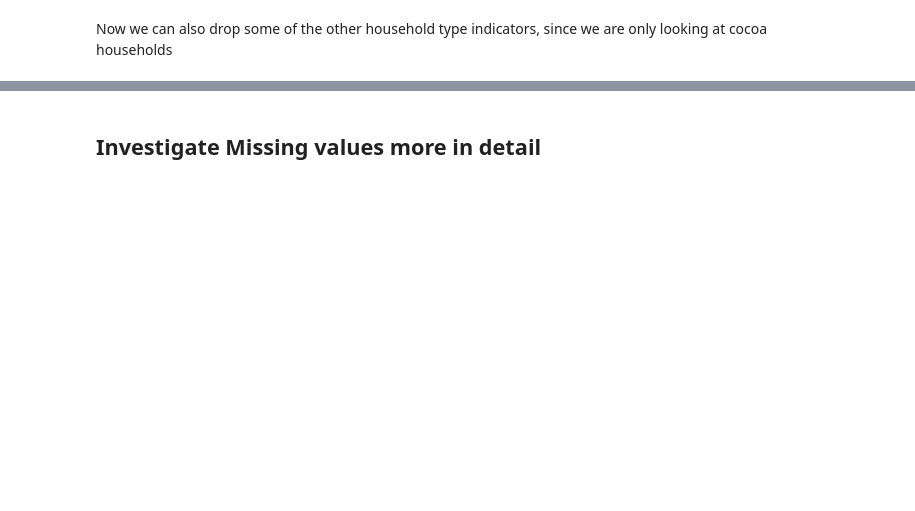
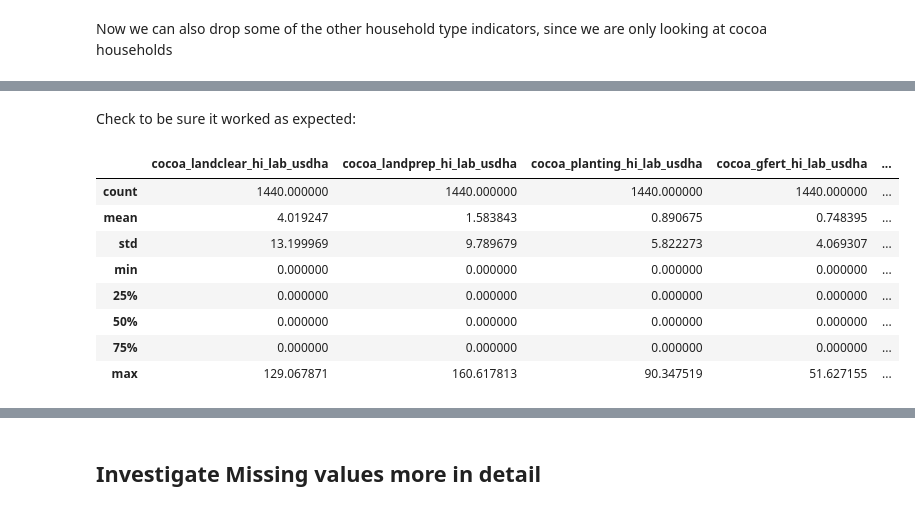
Before and after one commit to mtyszler/LivingIncomeModel, a Jupyter notebook: LivingIncomeAnalysis.ipynb, the cells around one changed output, grey strips where cells are left out. Drawn from its saved outputs; the diff is of its cells as text; code cells hidden in the pictures; blank space fills up the shorter version.

```diff
--- a/LivingIncomeAnalysis.ipynb
+++ b/LivingIncomeAnalysis.ipynb
@@ -365,0 +506,48 @@ Shape of data set: (1455, 823)
+# %%
+def fill_na_by_group(df, feature, group_feature, strategy = 'median'):
+    '''
+    fills missing values in given feature with the group median (default) or mean value
+
+
+    INPUT:
+        df: panda DataFrame
+        feature: colname to be filled
+        group_feature: feature identifying the different groups
+
+    OUTPUT:
+        df: modified DataFrame
+    '''
+    # apply a split-transform action:
+    if strategy == 'median':
+        df[feature] = df.groupby(group_feature)[feature].transform(lambda col: col.fillna(col.median()))
+    elif strategy == 'mean':
+        df[feature] = df.groupby(group_feature)[feature].transform(lambda col: col.fillna(col.mean()))
+    else:
+        raise SyntaxError('Strategy unknown')
+
+    # return modified DataFrame
+    return df
+# %%
+# iterate through all types of labor
+for labor_type in types_of_labor:
+
+    # find all columns with that labor type
+    full_list = list(data.filter(regex = labor_type))
+
+    # apply the fill_na_by_group to each of these columns
+    for col in full_list:
+        data = fill_na_by_group(data, col, 'Analytical Group')
+# %% [markdown]
+Check to be sure it worked as expected:
+# %%
+data.filter(regex = 'hi_lab_usdha').describe()
+# %% [output]
+|  | cocoa_landclear_hi_lab_usdha | cocoa_landprep_hi_lab_usdha | cocoa_planting_hi_lab_usdha | cocoa_gfert_hi_lab_usdha | ... |
+| count | 1440.000000 | 1440.000000 | 1440.000000 | 1440.000000 | ... |
+| mean | 4.019247 | 1.583843 | 0.890675 | 0.748395 | ... |
+| std | 13.199969 | 9.789679 | 5.822273 | 4.069307 | ... |
+| min | 0.000000 | 0.000000 | 0.000000 | 0.000000 | ... |
+| 25% | 0.000000 | 0.000000 | 0.000000 | 0.000000 | ... |
+| 50% | 0.000000 | 0.000000 | 0.000000 | 0.000000 | ... |
+| 75% | 0.000000 | 0.000000 | 0.000000 | 0.000000 | ... |
+| max | 129.067871 | 160.617813 | 90.347519 | 51.627155 | ... |
```
Also changed, not shown: parts of 49 cells of this notebook.
